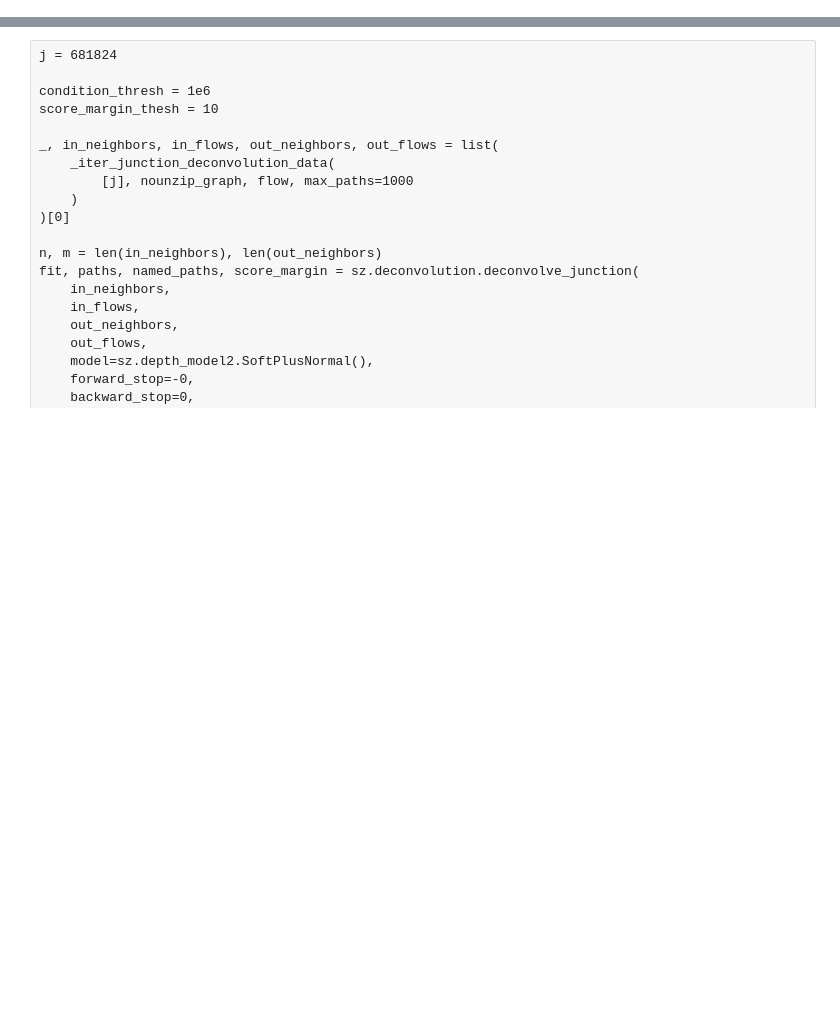
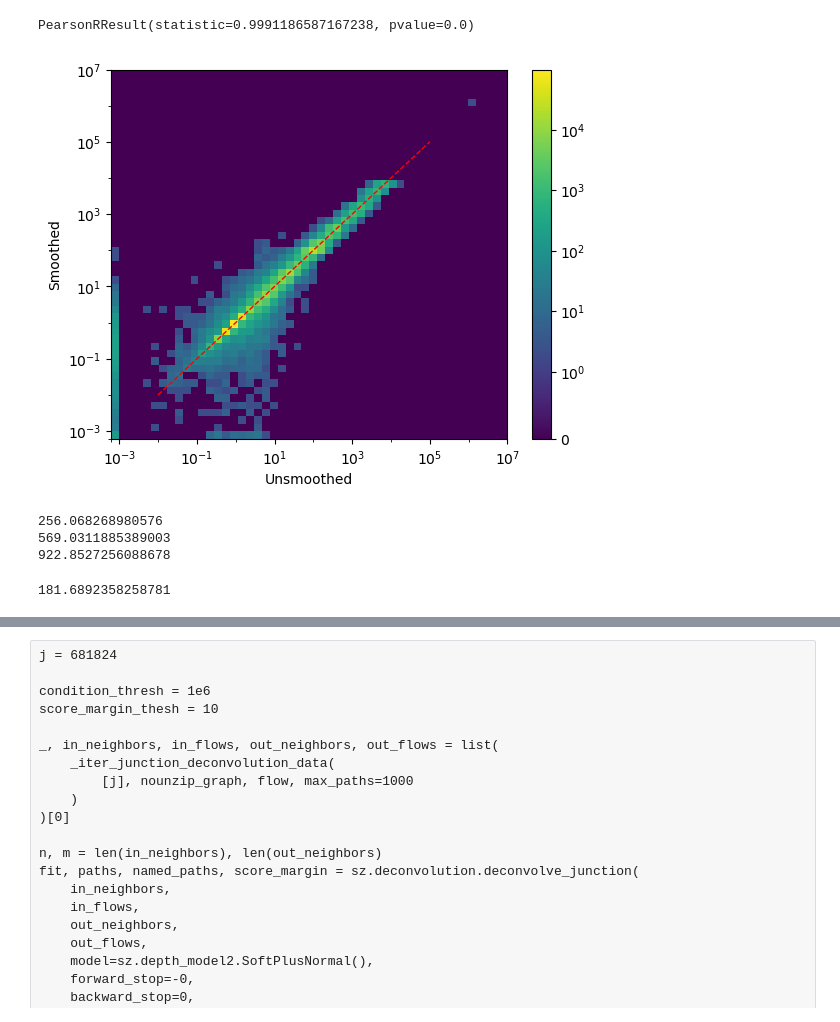
Before and after one commit to bsmith89/strain-aware-assembly, a Jupyter notebook: nb/explore_results.ipynb, the cells around one changed output, grey strips where cells are left out. Cells and saved outputs as stored; diff of their text form; code cells hidden in the pictures; blank space fills up the shorter version.

```diff
--- a/nb/explore_results.ipynb
+++ b/nb/explore_results.ipynb
@@ -645,0 +278,78 @@ plt.xscale('symlog', linthresh=1e-4)
+# %%
+y, x = notips_results.total_depth.align(notips_unsmoothed_results.total_depth)
+
+bins = np.concatenate([[0], np.logspace(-3, 7, num=50)])
+
+fig = plt.figure()
+plt.hist2d(x, y, bins=bins, norm=mpl.colors.SymLogNorm(linthresh=1))
+plt.xscale("symlog", linthresh=1e-3, linscale=0.2)
+plt.yscale("symlog", linthresh=1e-3, linscale=0.2)
+plt.plot([1e-2, 1e5], [1e-2, 1e5], lw=1, linestyle="--", color="r")
+plt.colorbar()
+plt.xticks(np.logspace(-3, 7, num=6))
+plt.yticks(np.logspace(-3, 7, num=6))
+plt.xlabel("Unsmoothed")
+plt.ylabel("Smoothed")
+
+sp.stats.pearsonr(x, y)
+# %% [output]
+PearsonRResult(statistic=0.9991186587167238, pvalue=0.0)
+[figure, added]
+# %%
+round0_graph = sz.io.load_graph(
+    f"data/group/{group}/r.proc.ggcat-{graph_type}.notips-2.smoothed-6.unzip-{deconv}.checkpoints.d/checkpoint_0.sz"
+)
+round0_results = sz.results.extract_vertex_data(round0_graph)
+print(sz.stats.depth_weighted_mean_tig_length(round0_graph))
+
+# round1_graph = sz.io.load_graph(f'data/group/{group}/r.proc.ggcat-{graph_type}.notips-2.smoothed-6.unzip-{deconv}.checkpoints.d/checkpoint_1.sz')
+# round1_results = sz.results.extract_vertex_data(round1_graph)
+# # print(sz.stats.depth_weighted_mean_tig_length(round1_graph))
+
+round2_graph = sz.io.load_graph(
+    f"data/group/{group}/r.proc.ggcat-{graph_type}.notips-2.smoothed-6.unzip-{deconv}.checkpoints.d/checkpoint_2.sz"
+)
+round2_results = sz.results.extract_vertex_data(round2_graph)
+print(sz.stats.depth_weighted_mean_tig_length(round2_graph))
+
+# round3_graph = sz.io.load_graph(f'data/group/{group}/r.proc.ggcat-{graph_type}.notips-2.smoothed-6.unzip-{deconv}.checkpoints.d/checkpoint_3.sz')
+# round3_results = sz.results.extract_vertex_data(round3_graph)
+# # print(sz.stats.depth_weighted_mean_tig_length(round3_graph))
+
+# round4_graph = sz.io.load_graph(f'data/group/{group}/r.proc.ggcat-{graph_type}.notips-2.smoothed-6.unzip-{deconv}.checkpoints.d/checkpoint_4.sz')
+# round4_results = sz.results.extract_vertex_data(round4_graph)
+# # print(sz.stats.depth_weighted_mean_tig_length(round4_graph))
+
+# round5_graph = sz.io.load_graph(f'data/group/{group}/r.proc.ggcat-{graph_type}.notips-2.smoothed-6.unzip-{deconv}.checkpoints.d/checkpoint_5.sz')
+# round5_results = sz.results.extract_vertex_data(round5_graph)
+# # print(sz.stats.depth_weighted_mean_tig_length(round5_graph))
+
+# round6_graph = sz.io.load_graph(f'data/group/{group}/r.proc.ggcat-{graph_type}.notips-2.smoothed-6.unzip-{deconv}.checkpoints.d/checkpoint_6.sz')
+# round6_results = sz.results.extract_vertex_data(round6_graph)
+# # print(sz.stats.depth_weighted_mean_tig_length(round6_graph))
+
+round7_graph = sz.io.load_graph(
+    f"data/group/{group}/r.proc.ggcat-{graph_type}.notips-2.smoothed-6.unzip-{deconv}.checkpoints.d/checkpoint_7.sz"
+)
+round7_results = sz.results.extract_vertex_data(round7_graph)
+print(sz.stats.depth_weighted_mean_tig_length(round7_graph))
+
+# round8_graph = sz.io.load_graph(f'data/group/{group}/r.proc.ggcat-{graph_type}.notips-2.smoothed-6.unzip-{deconv}.checkpoints.d/checkpoint_8.sz')
+# round8_results = sz.results.extract_vertex_data(round8_graph)
+# # print(sz.stats.depth_weighted_mean_tig_length(round8_graph))
+
+# round9_graph = sz.io.load_graph(f'data/group/{group}/r.proc.ggcat-{graph_type}.notips-2.smoothed-6.unzip-{deconv}.checkpoints.d/checkpoint_9.sz')
+# round9_results = sz.results.extract_vertex_data(round9_graph)
+# # print(sz.stats.depth_weighted_mean_tig_length(round9_graph))
+# %% [output]
+256.068268980576
+569.0311885389003
+922.8527256088678
+# %%
+k77_graph = sz.io.load_graph(
+    f"data/group/{group}/r.proc.ggcat-k77-withmegahit2-droptips.notips-2.smoothed-6.unzip-{deconv}.sz"
+)
+k77_results = sz.results.extract_vertex_data(k77_graph)
+print(sz.stats.depth_weighted_mean_tig_length(k77_graph))
+# %% [output]
+181.6892358258781
```
Also changed, not shown: parts of 207 cells of this notebook, 18 other files.
